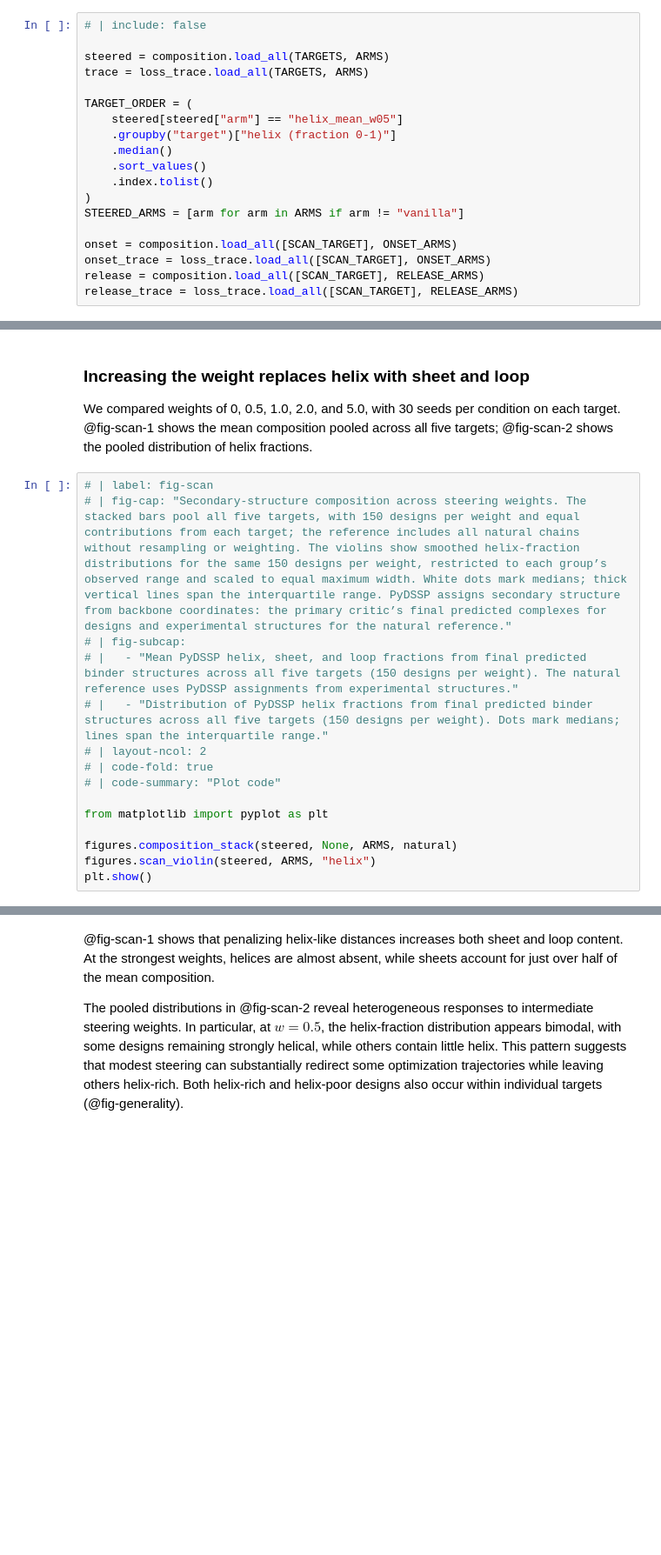
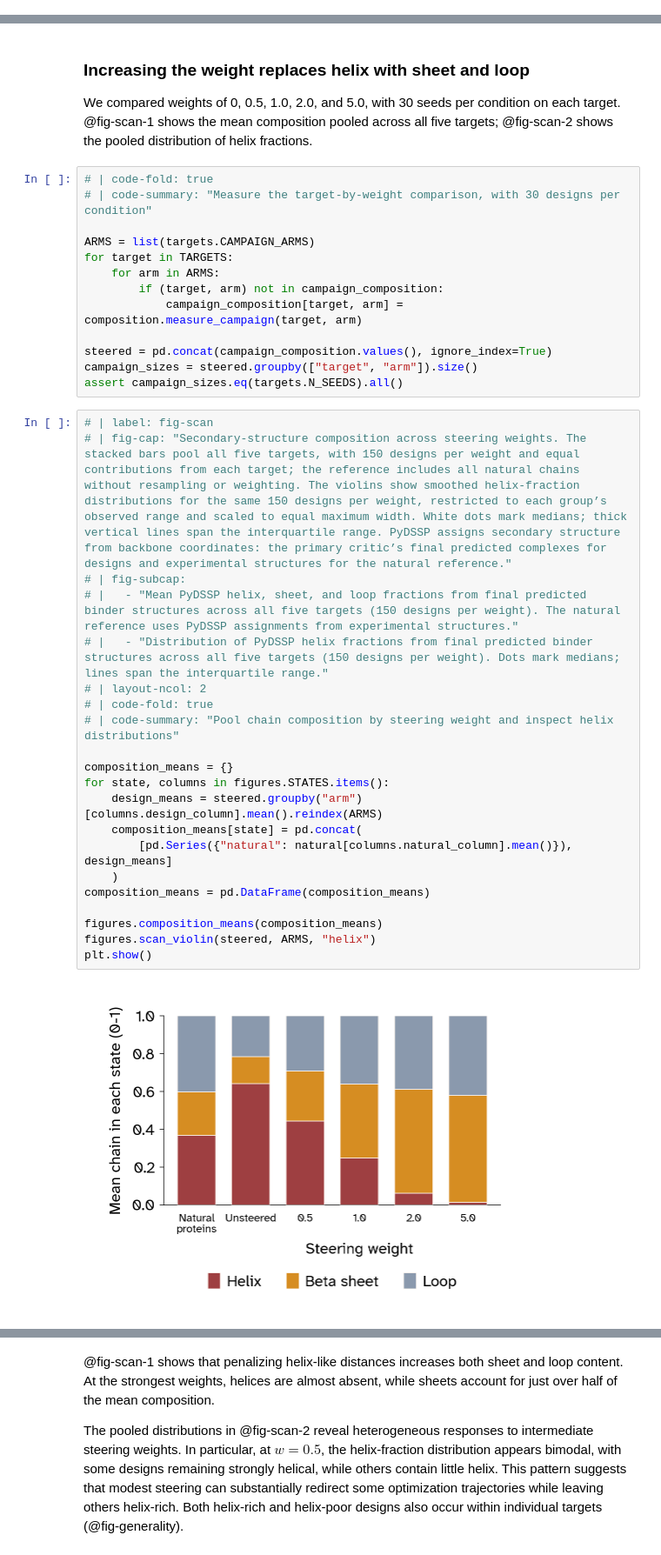
Before and after one commit to Arcadia-Science/esmfold2-secondary-structure-steering, a Jupyter notebook: index.ipynb, the cells around one changed output, grey strips where cells are left out. Shown at 87% size. Cells and saved outputs as stored; diff of their text form; blank space fills up the shorter version.

```diff
--- a/index.ipynb
+++ b/index.ipynb
@@ -150,25 +178,6 @@ Unsteered ESMFold2 designs are substantially more helical than the natural refer
 ## A helix penalty changes the design objective
 
 The reference comparison suggests a practical opportunity: reduce the predominance of helices so that a campaign samples more of the sheet-containing compositions found in natural complexes. To test this, we added a term to the existing objective that penalizes helix-like geometry.
-# %%
-# | include: false
-
-steered = composition.load_all(TARGETS, ARMS)
-trace = loss_trace.load_all(TARGETS, ARMS)
-
-TARGET_ORDER = (
-    steered[steered["arm"] == "helix_mean_w05"]
-    .groupby("target")["helix (fraction 0-1)"]
-    .median()
-    .sort_values()
-    .index.tolist()
-)
-STEERED_ARMS = [arm for arm in ARMS if arm != "vanilla"]
-
-onset = composition.load_all([SCAN_TARGET], ONSET_ARMS)
-onset_trace = loss_trace.load_all([SCAN_TARGET], ONSET_ARMS)
-release = composition.load_all([SCAN_TARGET], RELEASE_ARMS)
-release_trace = loss_trace.load_all([SCAN_TARGET], RELEASE_ARMS)
 # %% [markdown]
 ### The existing structural objective
 
@@ -222,18 +233,39 @@ scene.loss_term_scene(paths.ASSETS / "example-complex.pdb").show()
 ### Increasing the weight replaces helix with sheet and loop
 
 We compared weights of 0, 0.5, 1.0, 2.0, and 5.0, with 30 seeds per condition on each target. @fig-scan-1 shows the mean composition pooled across all five targets; @fig-scan-2 shows the pooled distribution of helix fractions.
+# %%
+# | code-fold: true
+# | code-summary: "Measure the target-by-weight comparison, with 30 designs per condition"
+
+ARMS = list(targets.CAMPAIGN_ARMS)
+for target in TARGETS:
+    for arm in ARMS:
+        if (target, arm) not in campaign_composition:
+            campaign_composition[target, arm] = composition.measure_campaign(target, arm)
+
+steered = pd.concat(campaign_composition.values(), ignore_index=True)
+campaign_sizes = steered.groupby(["target", "arm"]).size()
+assert campaign_sizes.eq(targets.N_SEEDS).all()
 # %%
 # | label: fig-scan
 # | fig-cap: "Secondary-structure composition across steering weights. The stacked bars pool all five targets, with 150 designs per weight and equal contributions from each target; the reference includes all natural chains without resampling or weighting. The violins show smoothed helix-fraction distributions for the same 150 designs per weight, restricted to each group’s observed range and scaled to equal maximum width. White dots mark medians; thick vertical lines span the interquartile range. PyDSSP assigns secondary structure from backbone coordinates: the primary critic’s final predicted complexes for designs and experimental structures for the natural reference."
 # | fig-subcap:
 # |   - "Mean PyDSSP helix, sheet, and loop fractions from final predicted binder structures across all five targets (150 designs per weight). The natural reference uses PyDSSP assignments from experimental structures."
 # |   - "Distribution of PyDSSP helix fractions from final predicted binder structures across all five targets (150 designs per weight). Dots mark medians; lines span the interquartile range."
 # | layout-ncol: 2
 # | code-fold: true
-# | code-summary: "Plot code"
+# | code-summary: "Pool chain composition by steering weight and inspect helix distributions"
 
-from matplotlib import pyplot as plt
+composition_means = {}
+for state, columns in figures.STATES.items():
+    design_means = steered.groupby("arm")[columns.design_column].mean().reindex(ARMS)
+    composition_means[state] = pd.concat(
+        [pd.Series({"natural": natural[columns.natural_column].mean()}), design_means]
+    )
+composition_means = pd.DataFrame(composition_means)
 
-figures.composition_stack(steered, None, ARMS, natural)
+figures.composition_means(composition_means)
 figures.scan_violin(steered, ARMS, "helix")
 plt.show()
+# %% [output]
+[figure, added]
```
Also changed, not shown: parts of 49 cells of this notebook, 25 other files.
